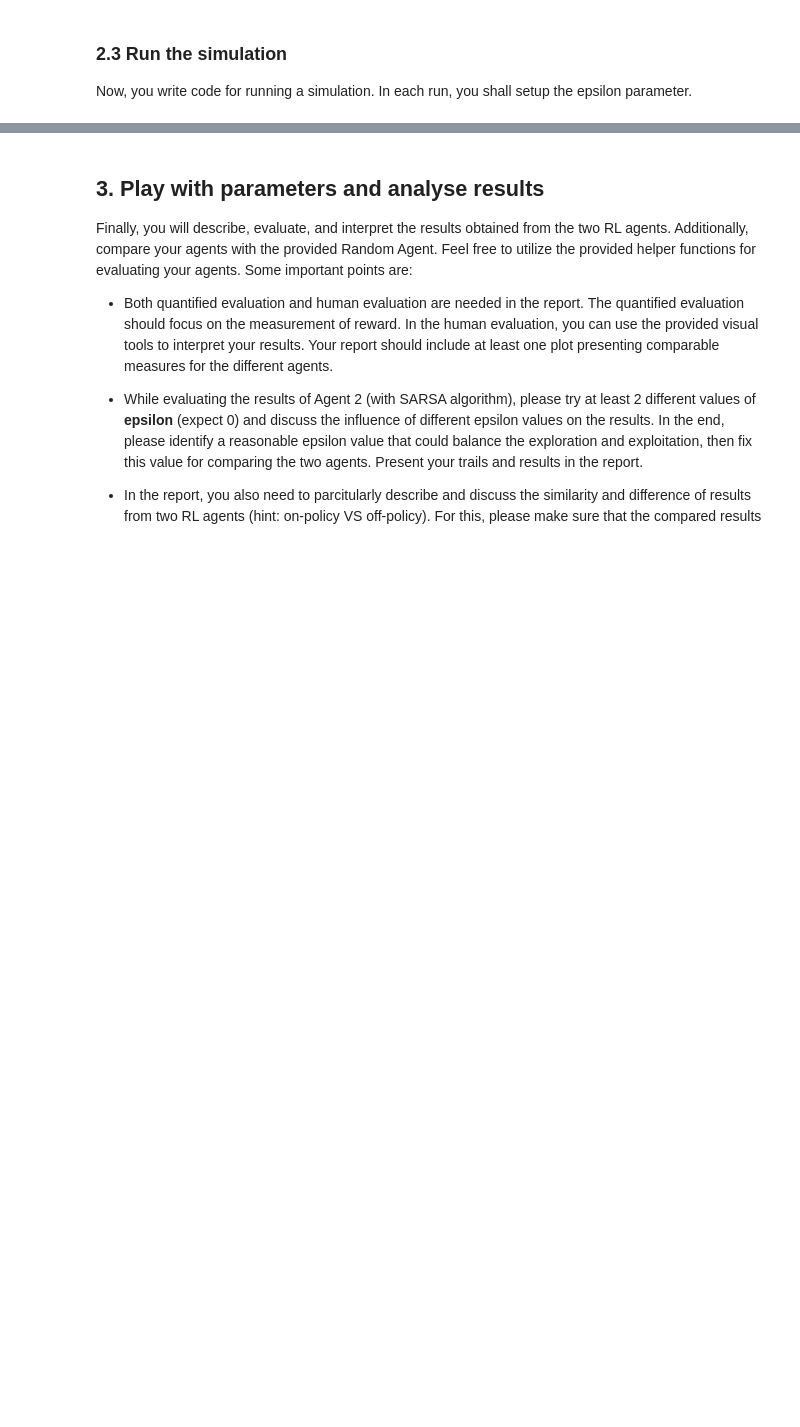
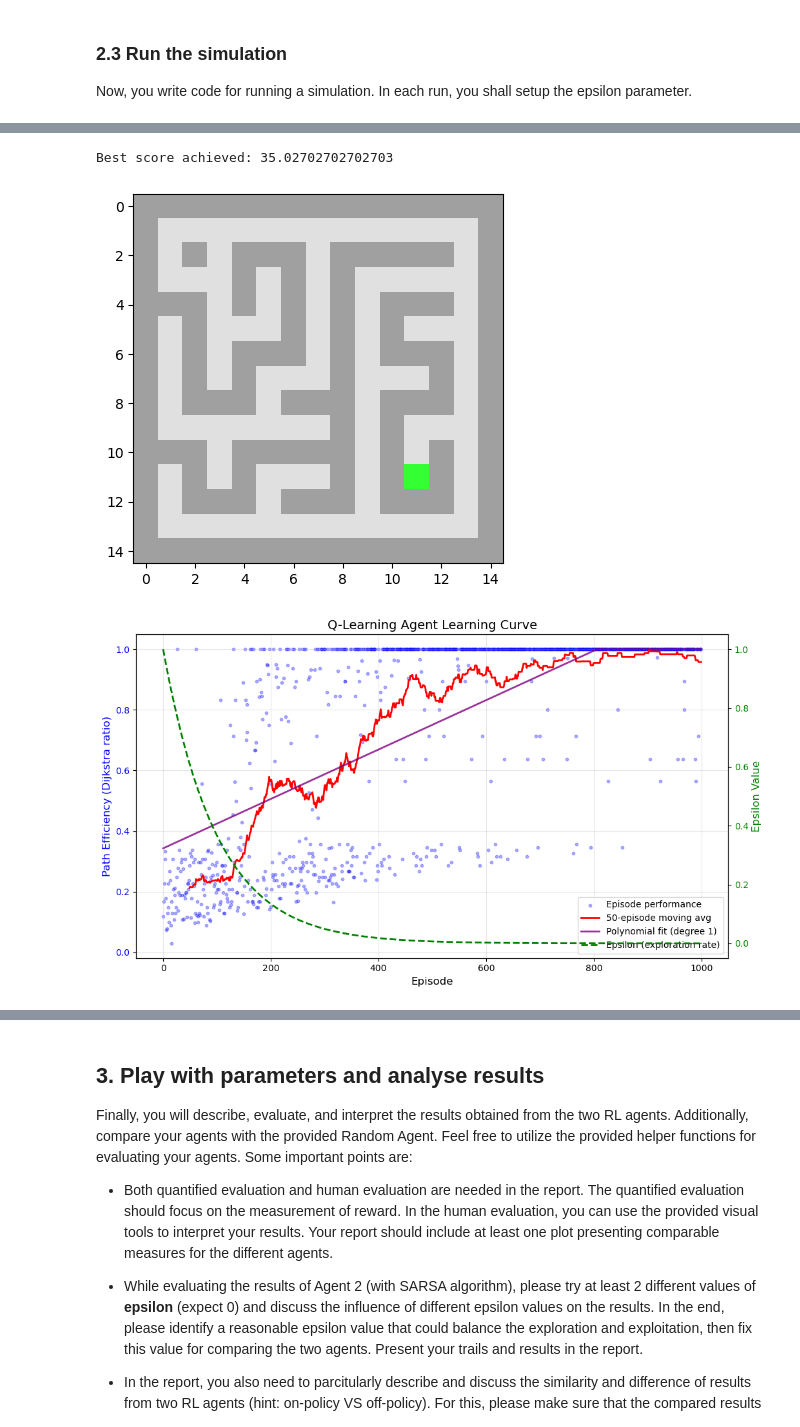
Before and after one commit to edogeensen/APML-OPDRACHT-3, a Jupyter notebook: Assignment_3.ipynb, the cells around one changed output, grey strips where cells are left out. Cells and saved outputs as stored; diff of their text form; code cells hidden in the pictures; blank space fills up the shorter version.

```diff
--- a/Assignment_3.ipynb
+++ b/Assignment_3.ipynb
@@ -347 +330,61 @@ plt.show()
+# %%
+# Agent 1 - Q-learning
+def agent_1_learn(start_epsilon, epsilon_decay, episodes, gamma = 0.9, min_epsilon=0, env=None):
+  if env is None:
+      env = TaskEnv()
+  agent = Agent1(env, discount_factor=gamma)
+
+  frames = []
+
+  agent.epsilon = start_epsilon
+  n_episodes = episodes
+
+  best_episode_score = float('-inf')
+  best_episode_frames = []
+  best_episode_epsilon = agent.epsilon
+
+  ratios = []
+  epsilons = []
+
+  for episode in range(n_episodes):
+      state = env.reset()
+      dijkstra = calculate_dijkstra_length(env)
+      done = False
+      frames = []
+      num_actions = 0
+
+      while not done:
+          action = agent.select_action(state)
+          num_actions += 1
+          next_state, reward, done, _ = env.step(action)
+          agent.learn(state, action, next_state, reward, done)
+          state = next_state
+          frames.append(env.render("rgb_array"))
+
+      ratio = dijkstra / num_actions
+      ratios.append(ratio)
+
+      # To choose the best episode to visualize, we score based on ratio and use reward to weed out timed-out episodes
+      # and multiply by dijkstra to prioritize longer optimal paths, to prevent bias towards short mazes
+      score = ratio * reward * dijkstra
+      best_episode_score = max(score, best_episode_score)
+      if best_episode_score == score:
+          best_episode_frames = frames.copy()
+          best_episode_epsilon = agent.epsilon
+
+      # epsilon decay after each episode
+      epsilons.append(agent.epsilon)
+      agent.epsilon = max(min_epsilon, agent.epsilon * (1 - epsilon_decay))
+
+  return best_episode_frames, best_episode_score, best_episode_epsilon, ratios, epsilons
+
+frames, best_episode_score, best_episode_epsilon, ratios, epsilons  = agent_1_learn(start_epsilon=1, epsilon_decay=0.01, episodes=1000)
+animate_run(frames)
+print(f"Best score achieved: {best_episode_score}")
+
+plot_learning_curve(ratios, epsilons, window_size=50, title='Q-Learning Agent Learning Curve')
+# %% [output]
+Best score achieved: 35.02702702702703
+[figure, added]
+[figure, added]
 # %%
```
Also changed, not shown: parts of 17 cells of this notebook.
